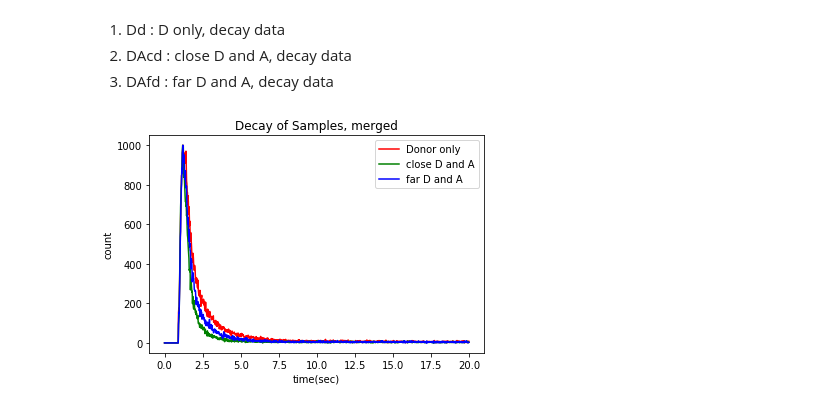
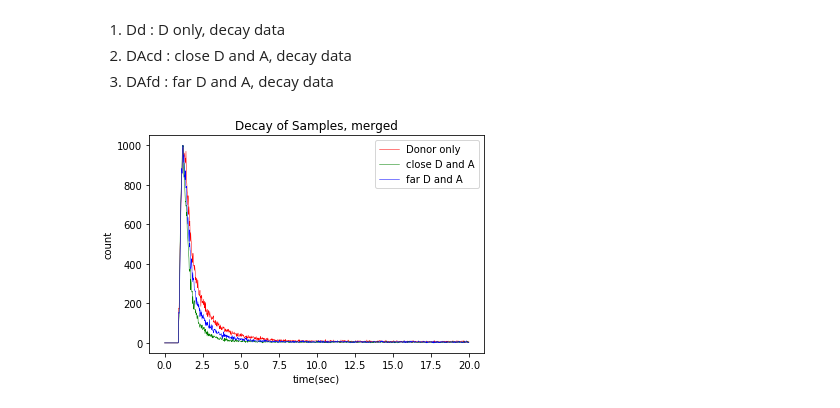
Before and after one commit to kadryjh1724/HW, a Jupyter notebook: Physical Analytical Chemistry Lab/FRET/data_analysis.ipynb, the cells around one changed output. Cells and saved outputs as stored; diff of their text form; code cells hidden in the pictures.

```diff
--- a/Physical Analytical Chemistry Lab/FRET/data_analysis.ipynb
+++ b/Physical Analytical Chemistry Lab/FRET/data_analysis.ipynb
@@ -91,19 +91,23 @@ plt.show()
 # %%
 Dd = pd.read_csv('05_D_decay.csv', sep=',')
 Dd_np = (Dd[["time","count"]].dropna(how="any")).values
 DAcd = pd.read_csv('06_DAc_decay.csv', sep=',')
 DAcd_np = (DAcd[["time","count"]].dropna(how="any")).values
 DAfd = pd.read_csv('07_DAf_decay.csv', sep=',')
 DAfd_np = (DAfd[["time","count"]].dropna(how="any")).values
 
-plt.plot(Dd_np[:,0],Dd_np[:,1],'r-',label='Donor only')
-plt.plot(DAcd_np[:,0],DAcd_np[:,1],'g-',label='close D and A')
-plt.plot(DAfd_np[:,0],DAfd_np[:,1],'b-',label='far D and A')
+A = plt.plot(Dd_np[:,0],Dd_np[:,1],'r-',label='Donor only')
+B = plt.plot(DAcd_np[:,0],DAcd_np[:,1],'g-',label='close D and A')
+C = plt.plot(DAfd_np[:,0],DAfd_np[:,1],'b-',label='far D and A')
+
+plt.setp(A, linewidth=0.5)
+plt.setp(B, linewidth=0.5)
+plt.setp(C, linewidth=0.5)
 
 plt.xlabel('time(sec)')
 plt.ylabel('count')
 plt.legend(loc="upper right")
 plt.title('Decay of Samples, merged')
 plt.show()
 # %% [output]
-[figure, old version]
+[figure, new version]
```
Also changed, not shown: parts of 2 cells of this notebook.
